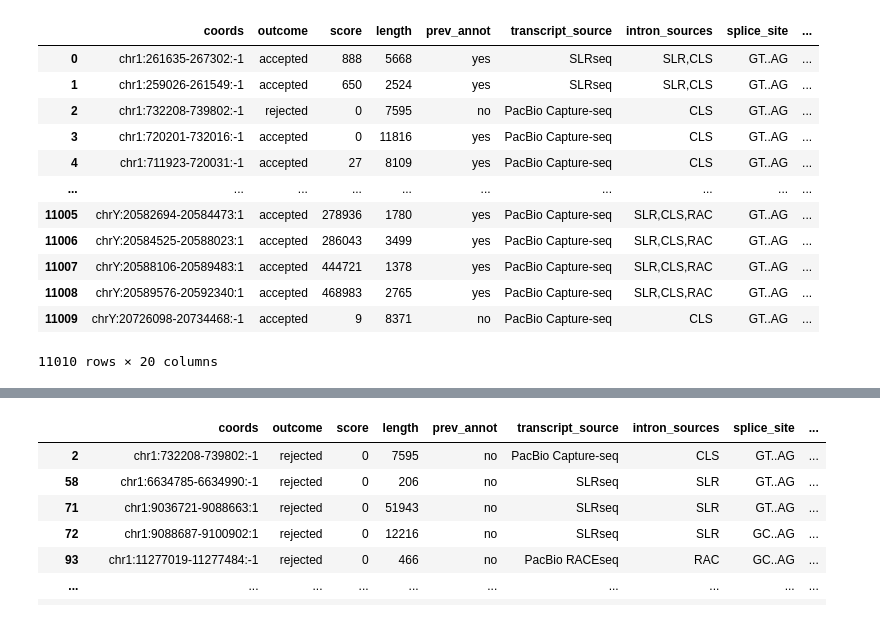
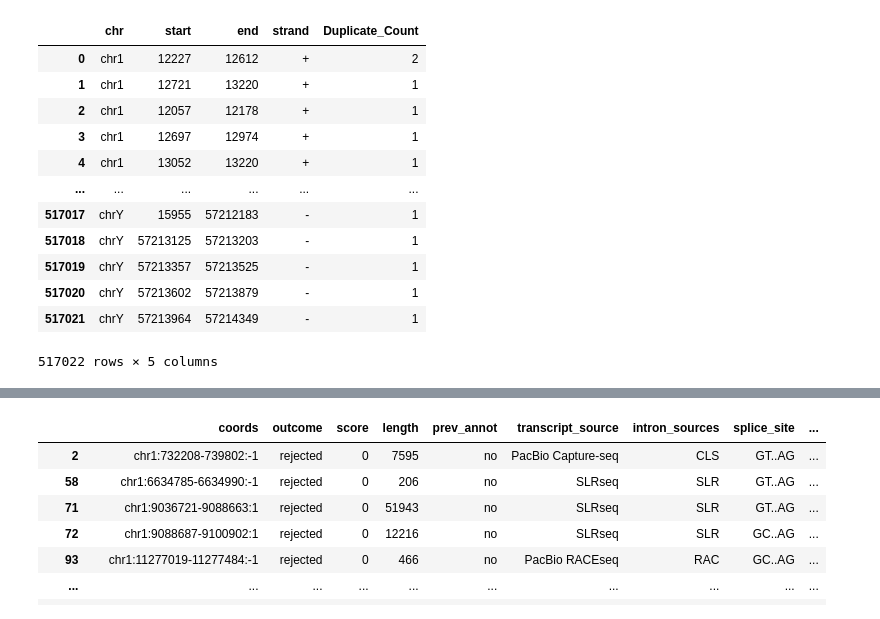
Before and after one commit to EnsemblGSOC/IntronOrNot, a Jupyter notebook: 1.2 extract negative set data.ipynb, the cells around one changed output, grey strips where cells are left out. Saved outputs shown, nothing was run; the diff lists cells and outputs as text; code cells hidden in the pictures.

```diff
--- a/1.2 extract negative set data.ipynb
+++ b/1.2 extract negative set data.ipynb
@@ -26,17 +9,17 @@ df_featurized
 # %%
-df_original_test = pd.read_csv("ftp-data/gene_annot_test.tsv", sep="\t")
-df_original_test
+df_featurized_gencode = pd.read_csv("data/1-rmv_dup_introns_gencode_v44.tsv", sep="\t")
+df_featurized_gencode
 # %% [output]
-|  | coords | outcome | score | length | prev_annot | transcript_source | intron_sources | splice_site | ... |
-| 0 | chr1:261635-267302:-1 | accepted | 888 | 5668 | yes | SLRseq | SLR,CLS | GT..AG | ... |
-| 1 | chr1:259026-261549:-1 | accepted | 650 | 2524 | yes | SLRseq | SLR,CLS | GT..AG | ... |
-| 2 | chr1:732208-739802:-1 | rejected | 0 | 7595 | no | PacBio Capture-seq | CLS | GT..AG | ... |
-| 3 | chr1:720201-732016:-1 | accepted | 0 | 11816 | yes | PacBio Capture-seq | CLS | GT..AG | ... |
-| 4 | chr1:711923-720031:-1 | accepted | 27 | 8109 | yes | PacBio Capture-seq | CLS | GT..AG | ... |
-| ... | ... | ... | ... | ... | ... | ... | ... | ... | ... |
-| 11005 | chrY:20582694-20584473:1 | accepted | 278936 | 1780 | yes | PacBio Capture-seq | SLR,CLS,RAC | GT..AG | ... |
-| 11006 | chrY:20584525-20588023:1 | accepted | 286043 | 3499 | yes | PacBio Capture-seq | SLR,CLS,RAC | GT..AG | ... |
-| 11007 | chrY:20588106-20589483:1 | accepted | 444721 | 1378 | yes | PacBio Capture-seq | SLR,CLS,RAC | GT..AG | ... |
-| 11008 | chrY:20589576-20592340:1 | accepted | 468983 | 2765 | yes | PacBio Capture-seq | SLR,CLS,RAC | GT..AG | ... |
-| 11009 | chrY:20726098-20734468:-1 | accepted | 9 | 8371 | no | PacBio Capture-seq | CLS | GT..AG | ... |
+|  | chr | start | end | strand | Duplicate_Count |
+| 0 | chr1 | 12227 | 12612 | + | 2 |
+| 1 | chr1 | 12721 | 13220 | + | 1 |
+| 2 | chr1 | 12057 | 12178 | + | 1 |
+| 3 | chr1 | 12697 | 12974 | + | 1 |
+| 4 | chr1 | 13052 | 13220 | + | 1 |
+| ... | ... | ... | ... | ... | ... |
+| 517017 | chrY | 15955 | 57212183 | - | 1 |
+| 517018 | chrY | 57213125 | 57213203 | - | 1 |
+| 517019 | chrY | 57213357 | 57213525 | - | 1 |
+| 517020 | chrY | 57213602 | 57213879 | - | 1 |
+| 517021 | chrY | 57213964 | 57214349 | - | 1 |
-11010 rows × 20 columns
+517022 rows × 5 columns
```
Also changed, not shown: parts of 10 cells of this notebook.
